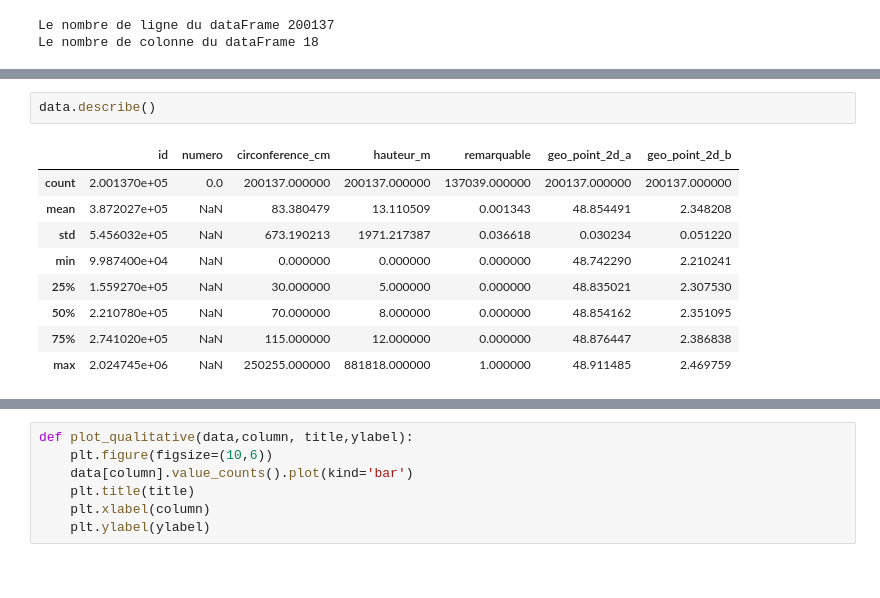
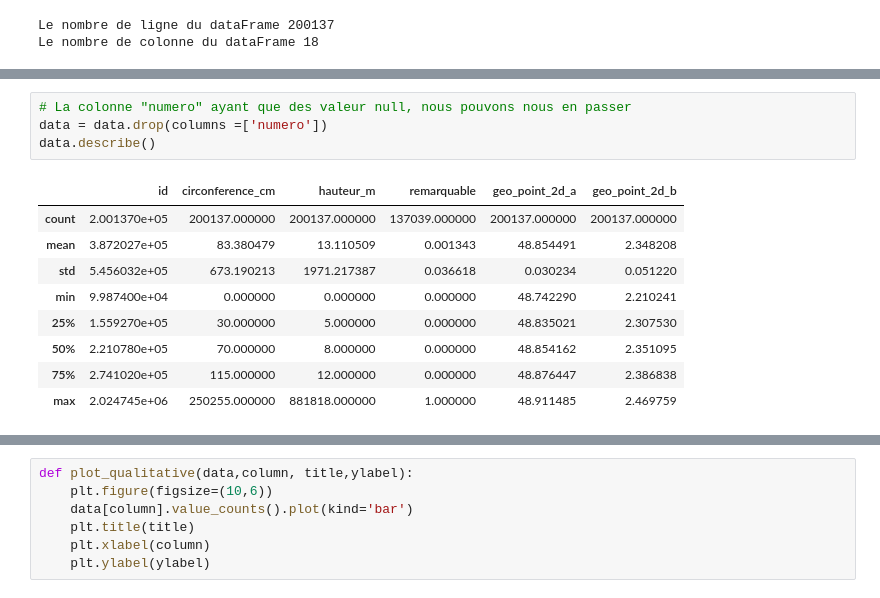
Before and after one commit to Belin27000/P2SmartCity, a Jupyter notebook: P2Tree.ipynb, the cells around one changed output, grey strips where cells are left out. Saved outputs shown, nothing was run; the diff lists cells and outputs as text.

```diff
--- a/P2Tree.ipynb
+++ b/P2Tree.ipynb
@@ -53,12 +87,14 @@ Le nombre de colonne du dataFrame 18
 # %%
+# La colonne "numero" ayant que des valeur null, nous pouvons nous en passer
+data = data.drop(columns =['numero'])
 data.describe()
 # %% [output]
-|  | id | numero | circonference_cm | hauteur_m | remarquable | geo_point_2d_a | geo_point_2d_b |
-| count | 2.001370e+05 | 0.0 | 200137.000000 | 200137.000000 | 137039.000000 | 200137.000000 | 200137.000000 |
-| mean | 3.872027e+05 | NaN | 83.380479 | 13.110509 | 0.001343 | 48.854491 | 2.348208 |
-| std | 5.456032e+05 | NaN | 673.190213 | 1971.217387 | 0.036618 | 0.030234 | 0.051220 |
-| min | 9.987400e+04 | NaN | 0.000000 | 0.000000 | 0.000000 | 48.742290 | 2.210241 |
-| 25% | 1.559270e+05 | NaN | 30.000000 | 5.000000 | 0.000000 | 48.835021 | 2.307530 |
-| 50% | 2.210780e+05 | NaN | 70.000000 | 8.000000 | 0.000000 | 48.854162 | 2.351095 |
-| 75% | 2.741020e+05 | NaN | 115.000000 | 12.000000 | 0.000000 | 48.876447 | 2.386838 |
-| max | 2.024745e+06 | NaN | 250255.000000 | 881818.000000 | 1.000000 | 48.911485 | 2.469759 |
+|  | id | circonference_cm | hauteur_m | remarquable | geo_point_2d_a | geo_point_2d_b |
+| count | 2.001370e+05 | 200137.000000 | 200137.000000 | 137039.000000 | 200137.000000 | 200137.000000 |
+| mean | 3.872027e+05 | 83.380479 | 13.110509 | 0.001343 | 48.854491 | 2.348208 |
+| std | 5.456032e+05 | 673.190213 | 1971.217387 | 0.036618 | 0.030234 | 0.051220 |
+| min | 9.987400e+04 | 0.000000 | 0.000000 | 0.000000 | 48.742290 | 2.210241 |
+| 25% | 1.559270e+05 | 30.000000 | 5.000000 | 0.000000 | 48.835021 | 2.307530 |
+| 50% | 2.210780e+05 | 70.000000 | 8.000000 | 0.000000 | 48.854162 | 2.351095 |
+| 75% | 2.741020e+05 | 115.000000 | 12.000000 | 0.000000 | 48.876447 | 2.386838 |
+| max | 2.024745e+06 | 250255.000000 | 881818.000000 | 1.000000 | 48.911485 | 2.469759 |
```
Also changed, not shown: parts of 22 cells of this notebook.
